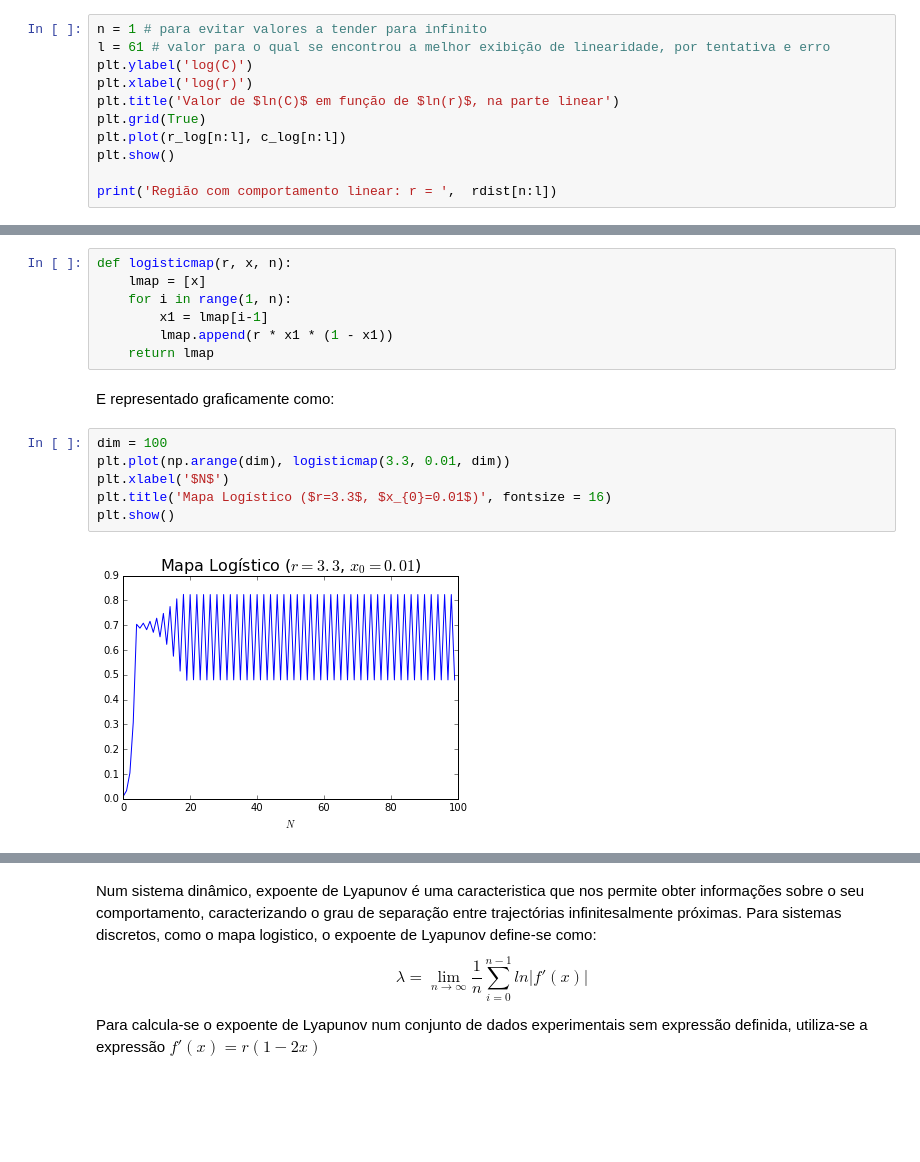
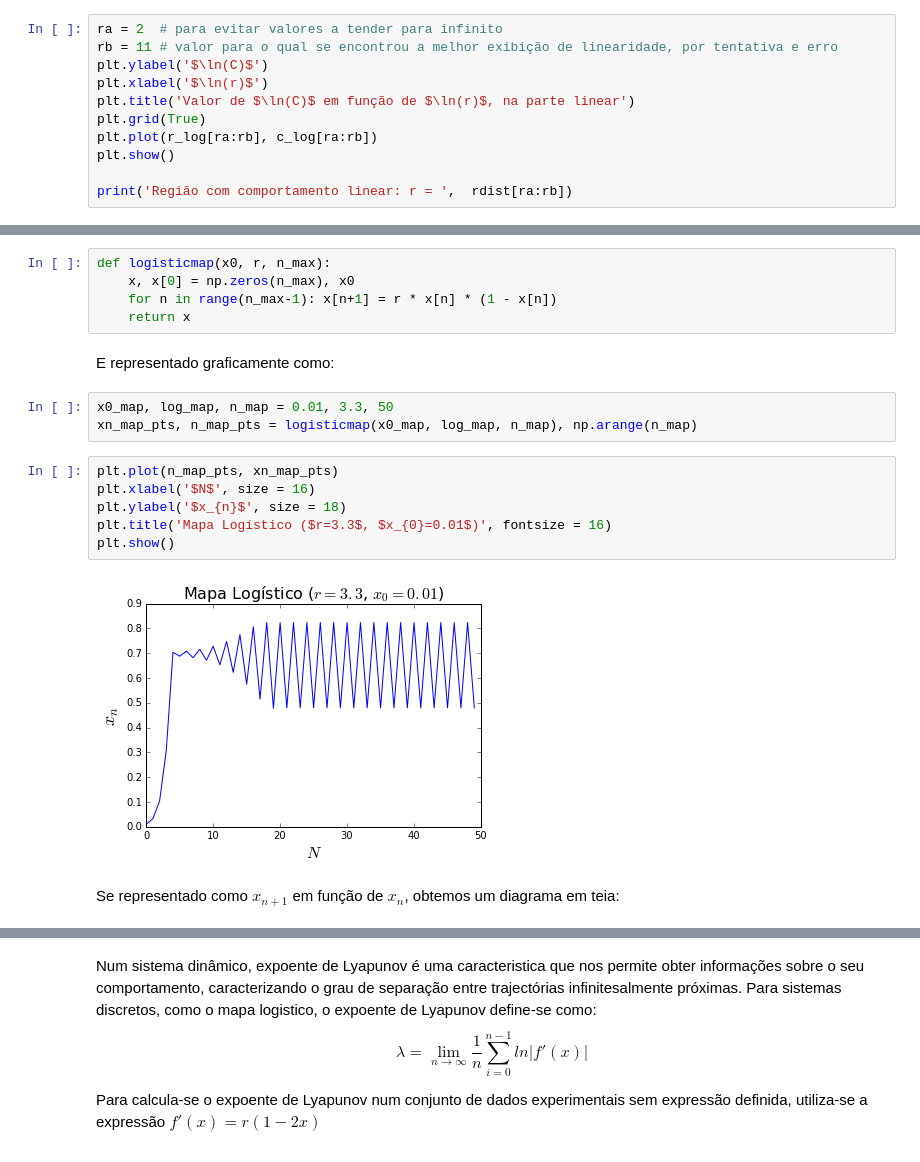
Before and after one commit to risantos/schoolwork, a Jupyter notebook: sdc 2.ipynb, the cells around one changed output, grey strips where cells are left out. Saved outputs shown, nothing was run; the diff lists cells and outputs as text; blank space fills up the shorter version.

Commit message:
Better Logistic Map, cobweb, odeint

```diff
--- a/sdc 2.ipynb
+++ b/sdc 2.ipynb
@@ -274,14 +244,14 @@ plt.show()
 # %% [markdown]
 Como o que interessa é a Parte linear, ajusta-se a representação
 # %%
-n = 1 # para evitar valores a tender para infinito
-l = 61 # valor para o qual se encontrou a melhor exibição de linearidade, por tentativa e erro
-plt.ylabel('log(C)')
-plt.xlabel('log(r)')
-plt.title('Valor de $ln(C)$ em função de $ln(r)$, na parte linear')
+ra = 2  # para evitar valores a tender para infinito
+rb = 11 # valor para o qual se encontrou a melhor exibição de linearidade, por tentativa e erro
+plt.ylabel('$\ln(C)$')
+plt.xlabel('$\ln(r)$')
+plt.title('Valor de $\ln(C)$ em função de $\ln(r)$, na parte linear')
 plt.grid(True)
-plt.plot(r_log[n:l], c_log[n:l])
+plt.plot(r_log[ra:rb], c_log[ra:rb])
 plt.show()
 
-print('Região com comportamento linear: r = ',  rdist[n:l])
+print('Região com comportamento linear: r = ',  rdist[ra:rb])
 # %% [output]
@@ -313,17 +286,20 @@ E pode ser implementado em Python como:
-# %%
-def logisticmap(r, x, n):
-    lmap = [x]
-    for i in range(1, n):
-        x1 = lmap[i-1]
-        lmap.append(r * x1 * (1 - x1))
-    return lmap
+# %%
+def logisticmap(x0, r, n_max):
+    x, x[0] = np.zeros(n_max), x0
+    for n in range(n_max-1): x[n+1] = r * x[n] * (1 - x[n])
+    return x
 # %% [markdown]
 E representado graficamente como:
+# %%
+x0_map, log_map, n_map = 0.01, 3.3, 50
+xn_map_pts, n_map_pts = logisticmap(x0_map, log_map, n_map), np.arange(n_map)
 # %%
-dim = 100
-plt.plot(np.arange(dim), logisticmap(3.3, 0.01, dim))
-plt.xlabel('$N$')
+plt.plot(n_map_pts, xn_map_pts)
+plt.xlabel('$N$', size = 16)
+plt.ylabel('$x_{n}$', size = 18)
 plt.title('Mapa Logístico ($r=3.3$, $x_{0}=0.01$)', fontsize = 16)
 plt.show()
 # %% [output]
-[figure, old version]
+[figure, new version]
+# %% [markdown]
+Se representado como $x_{n+1}$ em função de $x_{n}$, obtemos um diagrama em teia:
```
Also changed, not shown: parts of 40 cells of this notebook.
